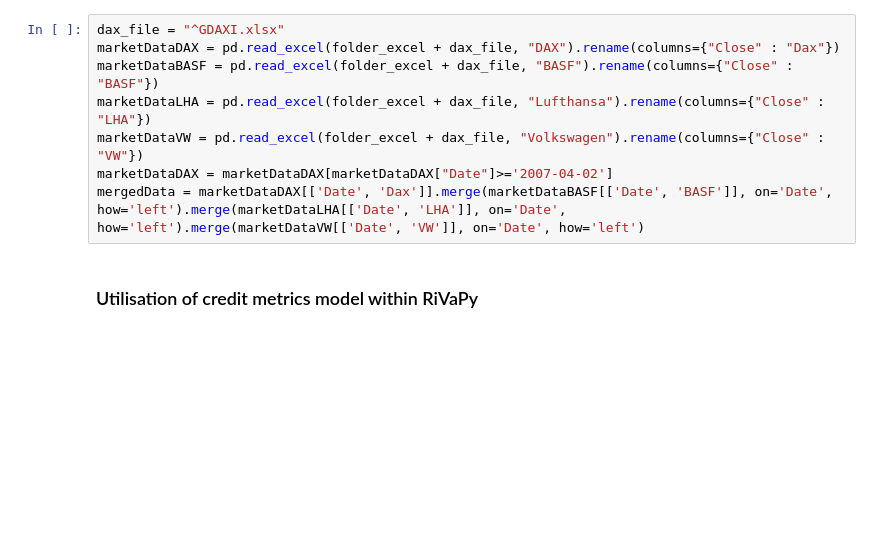
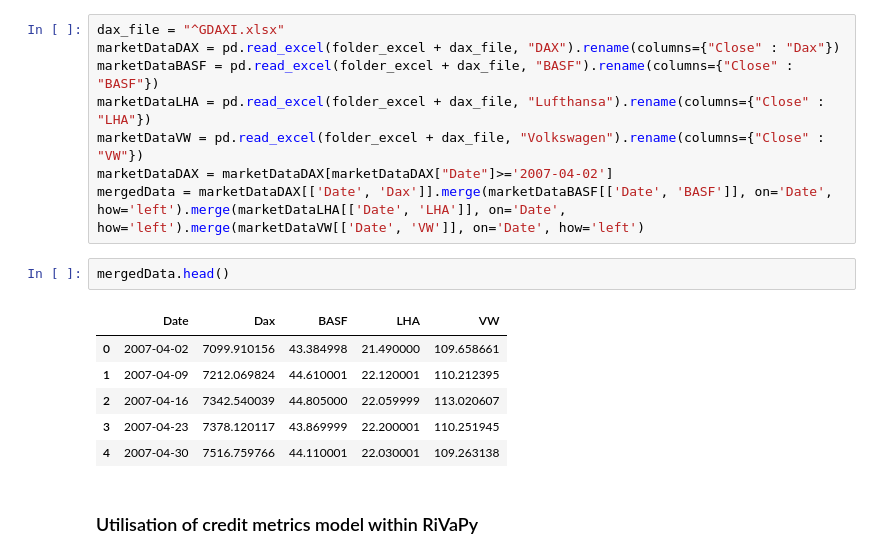
Before and after one commit to RIVACON/RiVaPy, a Jupyter notebook: notebooks/credit/credit_metrics.ipynb, the cells around one changed output. Saved outputs shown, nothing was run; the diff lists cells and outputs as text; blank space fills up the shorter version.

```diff
--- a/notebooks/credit/credit_metrics.ipynb
+++ b/notebooks/credit/credit_metrics.ipynb
@@ -115,6 +115,15 @@ marketDataLHA = pd.read_excel(folder_excel + dax_file, "Lufthansa").rename(colum
 marketDataVW = pd.read_excel(folder_excel + dax_file, "Volkswagen").rename(columns={"Close" : "VW"})
 marketDataDAX = marketDataDAX[marketDataDAX["Date"]>='2007-04-02']
 mergedData = marketDataDAX[['Date', 'Dax']].merge(marketDataBASF[['Date', 'BASF']], on='Date', how='left').merge(marketDataLHA[['Date', 'LHA']], on='Date', how='left').merge(marketDataVW[['Date', 'VW']], on='Date', how='left')
+# %%
+mergedData.head()
+# %% [output]
+|  | Date | Dax | BASF | LHA | VW |
+| 0 | 2007-04-02 | 7099.910156 | 43.384998 | 21.490000 | 109.658661 |
+| 1 | 2007-04-09 | 7212.069824 | 44.610001 | 22.120001 | 110.212395 |
+| 2 | 2007-04-16 | 7342.540039 | 44.805000 | 22.059999 | 113.020607 |
+| 3 | 2007-04-23 | 7378.120117 | 43.869999 | 22.200001 | 110.251945 |
+| 4 | 2007-04-30 | 7516.759766 | 44.110001 | 22.030001 | 109.263138 |
 # %% [markdown]
 ### Utilisation of credit metrics model within RiVaPy
 # %% [markdown]
```
Also changed, not shown: parts of 5 cells of this notebook, 4 other files.
